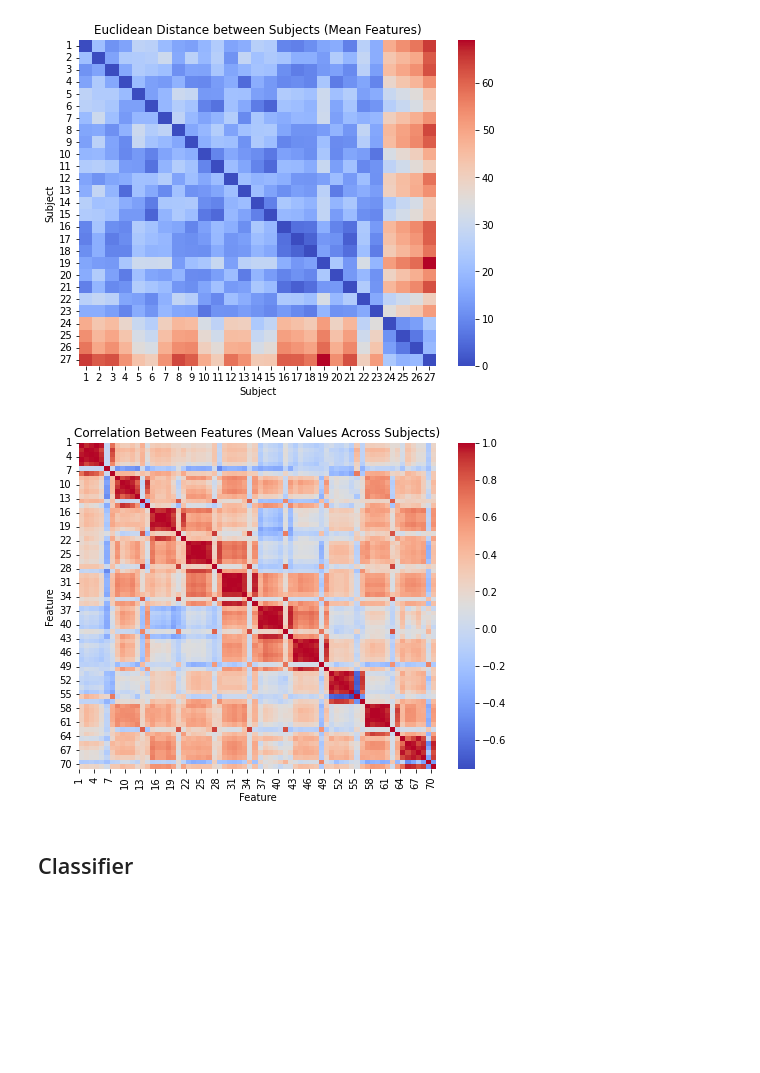
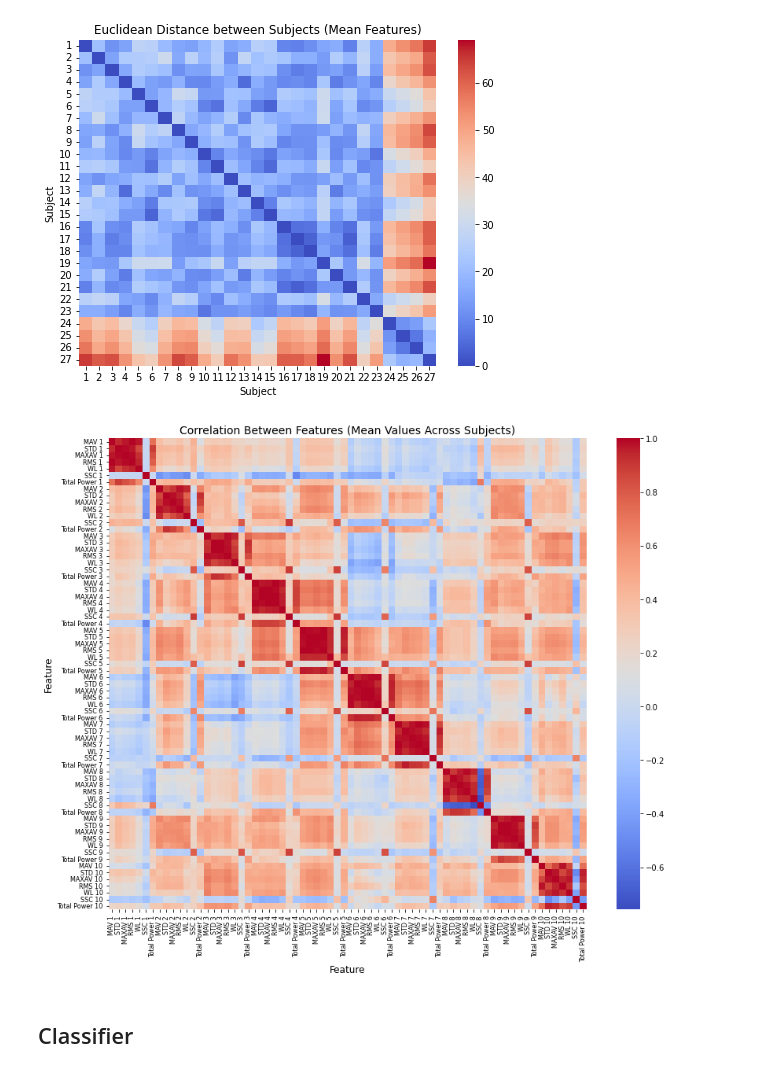
Before and after one commit to MetthewB/NSSP_Project2, a Jupyter notebook: scripts/part2.ipynb, the cells around one changed output. Drawn from its saved outputs; the diff is of its cells as text; code cells hidden in the pictures; blank space fills up the shorter version.

```diff
--- a/scripts/part2.ipynb
+++ b/scripts/part2.ipynb
@@ -26,6 +24,7 @@ The autoreload extension is already loaded. To reload it, use:
 # Define the base path to the zip files and the extraction directory
 base_zip_path = '../data/'
 extraction_dir = '../data/'
+figure_dir = '../output/'
 id_column, emg, stimuli, repetitions = load_and_concatenate_subjects(base_path=base_zip_path, extraction_dir=extraction_dir, num_subjects=27, isZipped=False)
 # %%
 # print data shape
@@ -100,9 +99,17 @@ for i, subject_num in enumerate(unique_subjects):
     ax.set_xlabel("Time")
     ax.set_ylabel("EMG Signal")
 
+    # Check for channels that are zero
+    zero_channels = np.where(np.all(emg_envelope_first_stimuli_repetition == 0, axis=0))[0]
+
+    # print the zero channels
+    if zero_channels.size > 0:
+        print(f"Subject {int(subject_num)} has zero channels: {zero_channels}")
+
+
 # Add a legend to the first subplot
 axes[0].legend(loc='upper right', prop={'size': 8})
-
+plt.savefig(figure_dir + 'emg_envelopes.png')
 plt.show()
 # %% [output]
 [figure]
@@ -180,32 +188,38 @@ plt.show()
 [figure]
 [figure]
 # %%
-n_features = dataset.shape[1]
+
+complete_feature_names = [f"{feature} {trial}" for trial in range(1, num_trials + 1) for feature in feature_names]
+n_features = len(complete_feature_names)  # Total number of features (7 features × 10 trials)
+unique_subjects = np.unique(subject_id_column)  # Unique subjects
 
 # Initialize arrays to store the mean and std for each feature and subject
 means_subjects = np.zeros((len(unique_subjects), n_features))
 stds_subjects = np.zeros((len(unique_subjects), n_features))
 
 # Calculate mean and std for each feature per subject
 for i, subject in enumerate(unique_subjects):
     subject_mask = subject_id_column == subject
     means_subjects[i] = np.mean(dataset[subject_mask], axis=0)
     stds_subjects[i] = np.std(dataset[subject_mask], axis=0)
 
-# Optionally, you can also check correlation across subjects for each feature
+# Compute correlation across subjects for each feature
 correlation_matrix = np.corrcoef(means_subjects, rowvar=False)
 
 # Visualize the correlation matrix
-plt.figure(figsize=(8, 6))
-sns.heatmap(correlation_matrix, cmap='coolwarm', xticklabels=np.arange(1, n_features + 1), yticklabels=np.arange(1, n_features + 1))
-plt.title("Correlation Between Features (Mean Values Across Subjects)")
-plt.xlabel("Feature")
-plt.ylabel("Feature")
-plt.xticks(ticks=np.arange(0, n_features, 3), labels=np.arange(1, n_features + 1, 3))
-plt.yticks(ticks=np.arange(0, n_features, 3), labels=np.arange(1, n_features + 1, 3))
+plt.figure(figsize=(12, 10))
+sns.heatmap(correlation_matrix, cmap='coolwarm', xticklabels=complete_feature_names, yticklabels=complete_feature_names,
+            annot=False, fmt=".2f", cbar=True)
+plt.title("Correlation Between Features (Mean Values Across Subjects)", fontsize=14)
+plt.xlabel("Feature", fontsize=12)
+plt.ylabel("Feature", fontsize=12)
+plt.xticks(rotation=90, fontsize=8)
+plt.yticks(fontsize=8)
+plt.tight_layout()
+plt.savefig(figure_dir + 'correlation_matrix.png')
 plt.show()
 # %% [output]
-[figure, old version]
+[figure, new version]
 # %% [markdown]
 ## Classifier
 # %%
```
Also changed, not shown: parts of 8 cells of this notebook, 5 other files.
